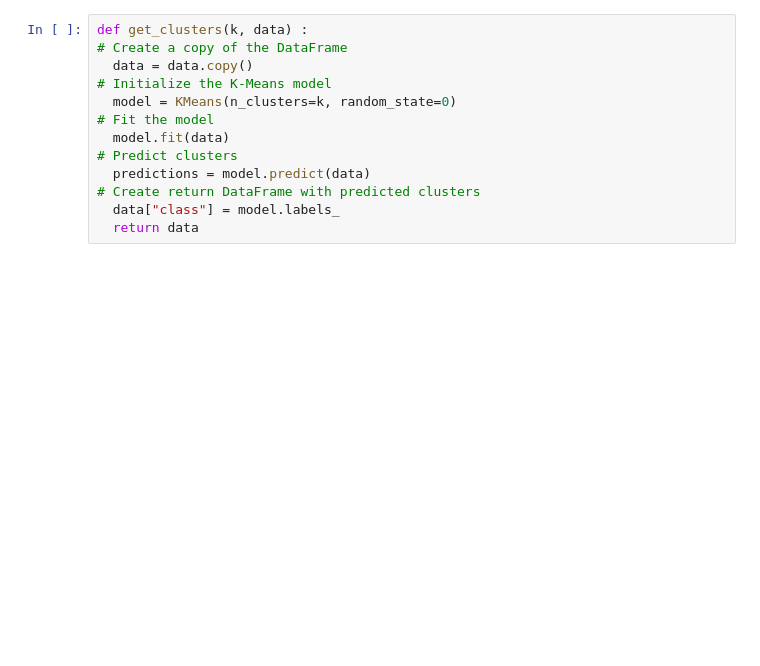
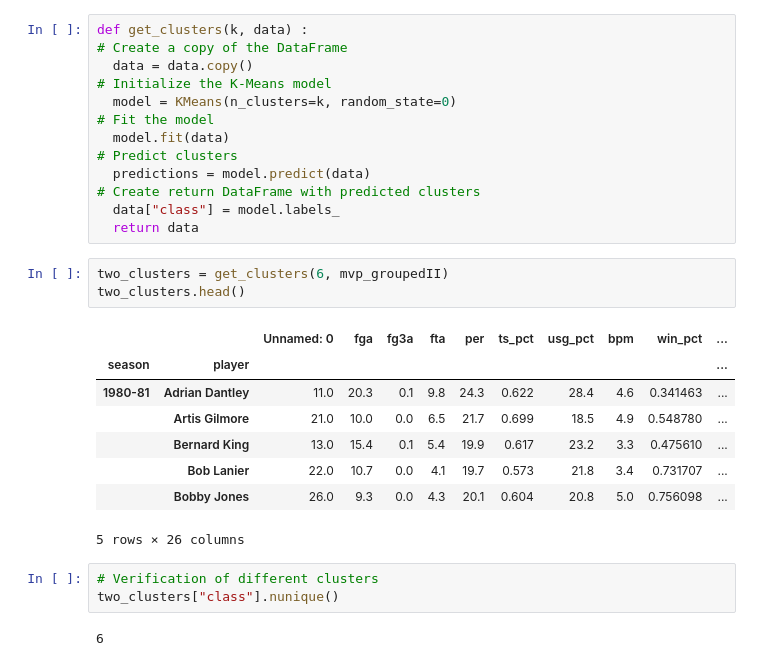
Before and after one commit to mrneuenschwander/Bootcamp-Final-Project, a Jupyter notebook: jupyter/NN_Bootcamp_Challenge.ipynb, the cells around one changed output. Drawn from its saved outputs; the diff is of its cells as text; blank space fills up the shorter version.

```diff
--- a/jupyter/NN_Bootcamp_Challenge.ipynb
+++ b/jupyter/NN_Bootcamp_Challenge.ipynb
@@ -18,4 +123,21 @@ def get_clusters(k, data) :
 # Create return DataFrame with predicted clusters
   data["class"] = model.labels_
   return data
+# %%
+two_clusters = get_clusters(6, mvp_groupedII)
+two_clusters.head()
+# %% [output]
+|  |  | Unnamed: 0 | fga | fg3a | fta | per | ts_pct | usg_pct | bpm | win_pct | ... |
+| season | player |  |  |  |  |  |  |  |  |  | ... |
+| 1980-81 | Adrian Dantley | 11.0 | 20.3 | 0.1 | 9.8 | 24.3 | 0.622 | 28.4 | 4.6 | 0.341463 | ... |
+|  | Artis Gilmore | 21.0 | 10.0 | 0.0 | 6.5 | 21.7 | 0.699 | 18.5 | 4.9 | 0.548780 | ... |
+|  | Bernard King | 13.0 | 15.4 | 0.1 | 5.4 | 19.9 | 0.617 | 23.2 | 3.3 | 0.475610 | ... |
+|  | Bob Lanier | 22.0 | 10.7 | 0.0 | 4.1 | 19.7 | 0.573 | 21.8 | 3.4 | 0.731707 | ... |
+|  | Bobby Jones | 26.0 | 9.3 | 0.0 | 4.3 | 20.1 | 0.604 | 20.8 | 5.0 | 0.756098 | ... |
+5 rows × 26 columns
+# %%
+# Verification of different clusters
+two_clusters["class"].nunique()
+# %% [output]
+6
 # %%
```
Also changed, not shown: parts of 21 cells of this notebook.
